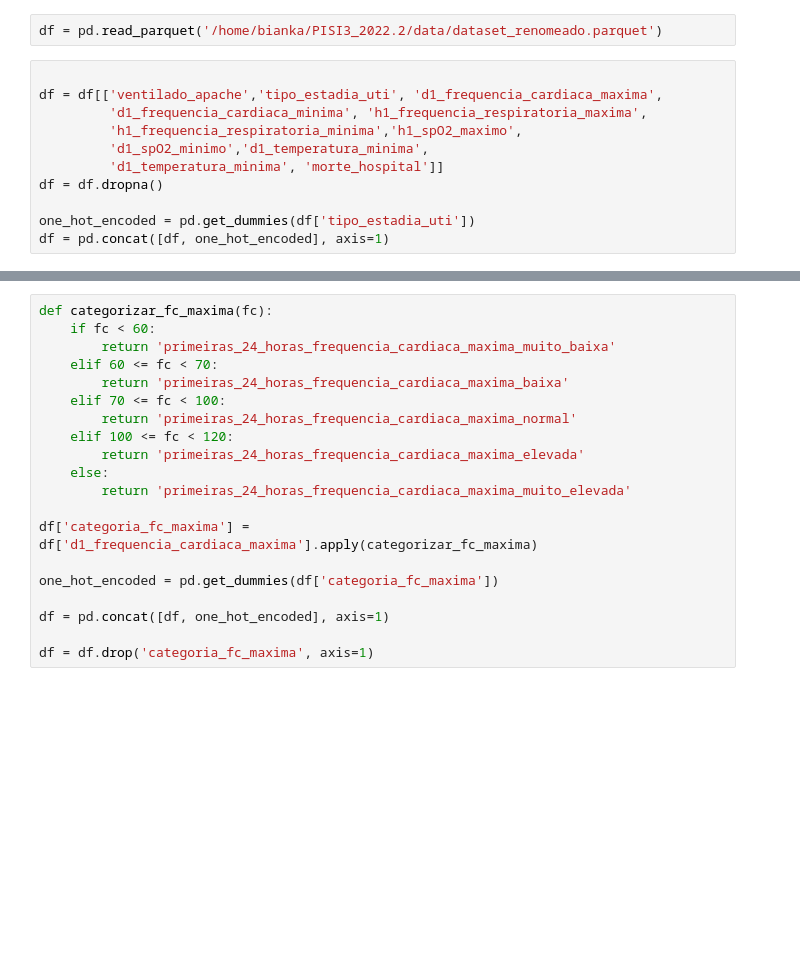
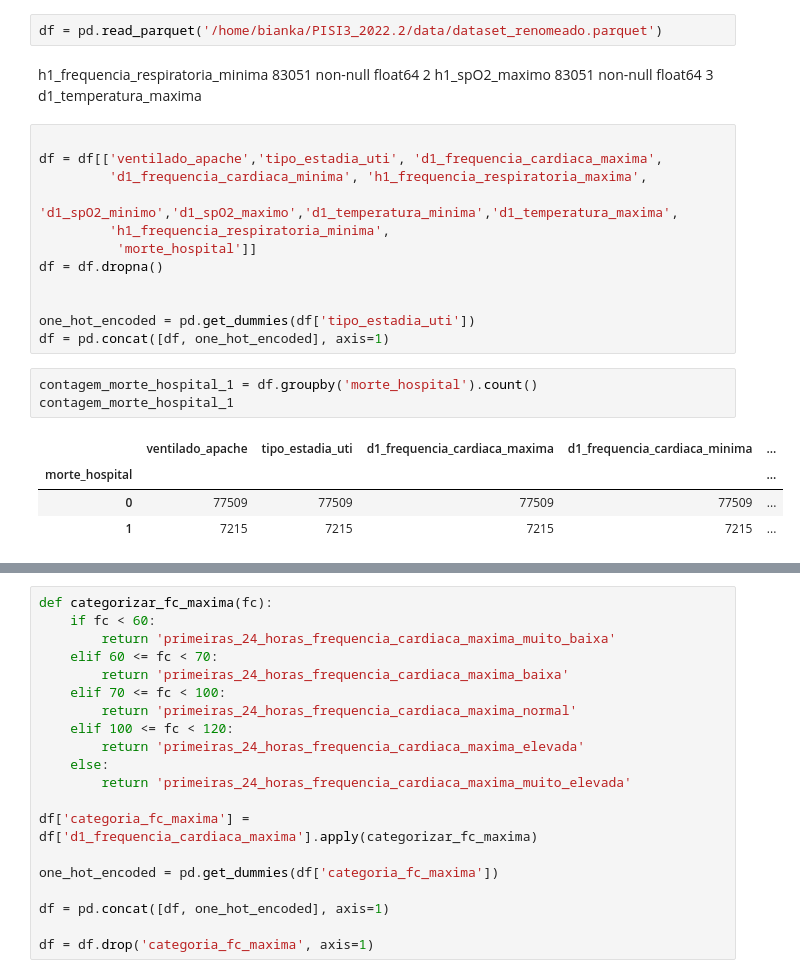
Before and after one commit to uiara/-PISI3_2022.2, a Jupyter notebook: data/random_forest.ipynb, the cells around one changed output, grey strips where cells are left out. Cells and saved outputs as stored; diff of their text form; blank space fills up the shorter version.

```diff
--- a/data/random_forest.ipynb
+++ b/data/random_forest.ipynb
@@ -7,14 +7,27 @@ from sklearn.metrics import accuracy_score, confusion_matrix, classification_rep
 from imblearn.under_sampling import RandomUnderSampler
 # %%
 df = pd.read_parquet('/home/bianka/PISI3_2022.2/data/dataset_renomeado.parquet')
+# %% [markdown]
+h1_frequencia_respiratoria_minima                            83051 non-null  float64
+ 2   h1_spO2_maximo                                               83051 non-null  float64
+ 3   d1_temperatura_maxima
 # %%
 
 df = df[['ventilado_apache','tipo_estadia_uti', 'd1_frequencia_cardiaca_maxima',
          'd1_frequencia_cardiaca_minima', 'h1_frequencia_respiratoria_maxima',
-         'h1_frequencia_respiratoria_minima','h1_spO2_maximo',
-         'd1_spO2_minimo','d1_temperatura_minima',
-         'd1_temperatura_minima', 'morte_hospital']]
+         'd1_spO2_minimo','d1_spO2_maximo','d1_temperatura_minima','d1_temperatura_maxima',
+         'h1_frequencia_respiratoria_minima',
+          'morte_hospital']]
 df = df.dropna()
+
 
 one_hot_encoded = pd.get_dummies(df['tipo_estadia_uti'])
 df = pd.concat([df, one_hot_encoded], axis=1)
+# %%
+contagem_morte_hospital_1 = df.groupby('morte_hospital').count()
+contagem_morte_hospital_1
+# %% [output]
+|  | ventilado_apache | tipo_estadia_uti | d1_frequencia_cardiaca_maxima | d1_frequencia_cardiaca_minima | ... |
+| morte_hospital |  |  |  |  | ... |
+| 0 | 77509 | 77509 | 77509 | 77509 | ... |
+| 1 | 7215 | 7215 | 7215 | 7215 | ... |
```
Also changed, not shown: parts of 22 cells of this notebook, 2 other files.
